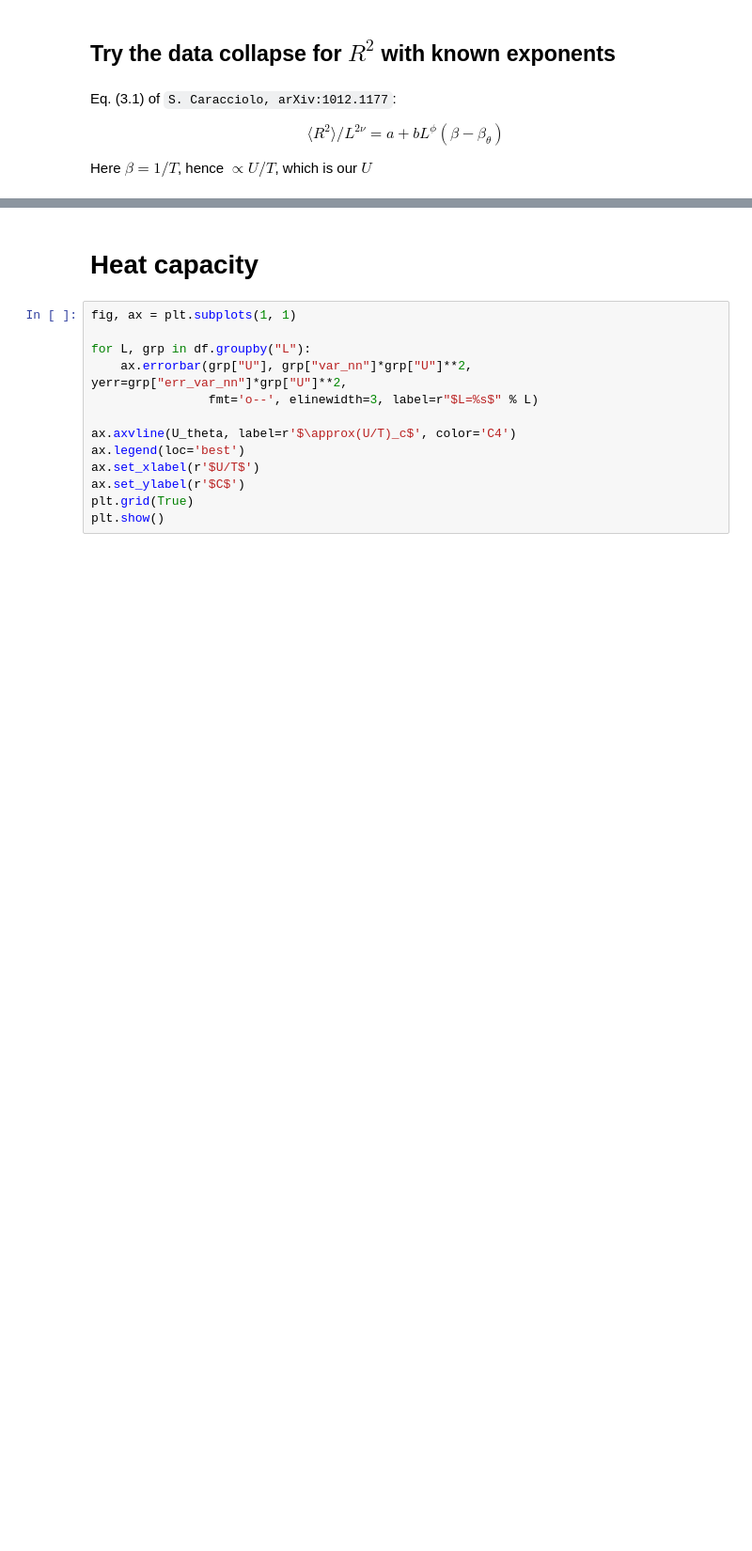
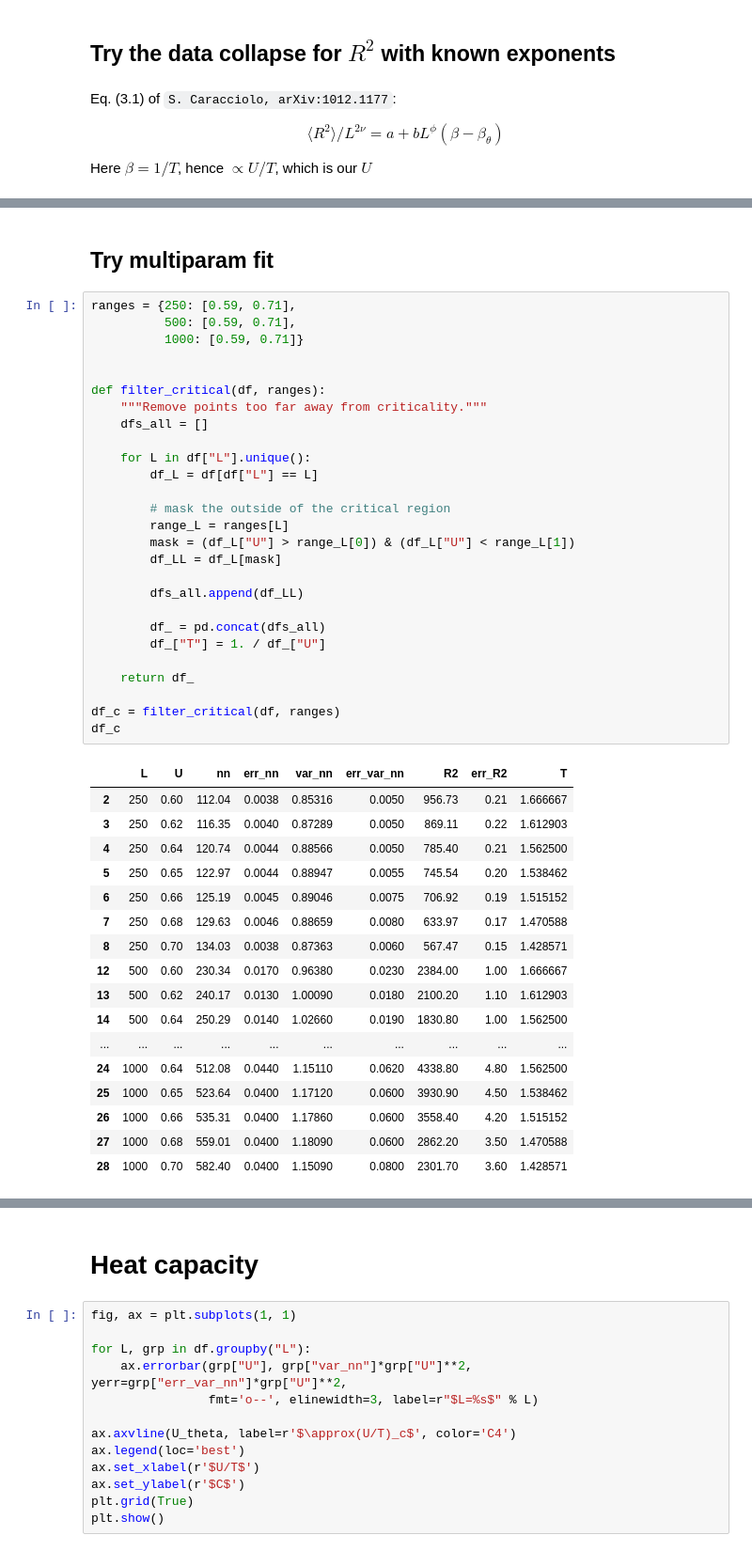
Before and after one commit to ev-br/saw, a Jupyter notebook: runs_conf_hcap/runs_hcap_conformations.ipynb, the cells around one changed output, grey strips where cells are left out. Shown at 94% size. Cells and saved outputs as stored; diff of their text form; blank space fills up the shorter version.

```diff
--- a/runs_conf_hcap/runs_hcap_conformations.ipynb
+++ b/runs_conf_hcap/runs_hcap_conformations.ipynb
@@ -81,3 +81,50 @@ plt.show()
 # %% [output]
 [interactive output not drawn]
 [interactive output not drawn]
+# %% [markdown]
+## Try multiparam fit
+# %%
+ranges = {250: [0.59, 0.71],
+          500: [0.59, 0.71],
+          1000: [0.59, 0.71]}
+
+
+def filter_critical(df, ranges):
+    """Remove points too far away from criticality."""
+    dfs_all = []
+
+    for L in df["L"].unique():
+        df_L = df[df["L"] == L]
+
+        # mask the outside of the critical region
+        range_L = ranges[L]
+        mask = (df_L["U"] > range_L[0]) & (df_L["U"] < range_L[1])
+        df_LL = df_L[mask]
+
+        dfs_all.append(df_LL)
+
+        df_ = pd.concat(dfs_all)
+        df_["T"] = 1. / df_["U"]
+
+    return df_
+
+df_c = filter_critical(df, ranges)
+df_c
+# %% [output]
+|  | L | U | nn | err_nn | var_nn | err_var_nn | R2 | err_R2 | T |
+| 2 | 250 | 0.60 | 112.04 | 0.0038 | 0.85316 | 0.0050 | 956.73 | 0.21 | 1.666667 |
+| 3 | 250 | 0.62 | 116.35 | 0.0040 | 0.87289 | 0.0050 | 869.11 | 0.22 | 1.612903 |
+| 4 | 250 | 0.64 | 120.74 | 0.0044 | 0.88566 | 0.0050 | 785.40 | 0.21 | 1.562500 |
+| 5 | 250 | 0.65 | 122.97 | 0.0044 | 0.88947 | 0.0055 | 745.54 | 0.20 | 1.538462 |
+| 6 | 250 | 0.66 | 125.19 | 0.0045 | 0.89046 | 0.0075 | 706.92 | 0.19 | 1.515152 |
+| 7 | 250 | 0.68 | 129.63 | 0.0046 | 0.88659 | 0.0080 | 633.97 | 0.17 | 1.470588 |
+| 8 | 250 | 0.70 | 134.03 | 0.0038 | 0.87363 | 0.0060 | 567.47 | 0.15 | 1.428571 |
+| 12 | 500 | 0.60 | 230.34 | 0.0170 | 0.96380 | 0.0230 | 2384.00 | 1.00 | 1.666667 |
+| 13 | 500 | 0.62 | 240.17 | 0.0130 | 1.00090 | 0.0180 | 2100.20 | 1.10 | 1.612903 |
+| 14 | 500 | 0.64 | 250.29 | 0.0140 | 1.02660 | 0.0190 | 1830.80 | 1.00 | 1.562500 |
+| ... | ... | ... | ... | ... | ... | ... | ... | ... | ... |
+| 24 | 1000 | 0.64 | 512.08 | 0.0440 | 1.15110 | 0.0620 | 4338.80 | 4.80 | 1.562500 |
+| 25 | 1000 | 0.65 | 523.64 | 0.0400 | 1.17120 | 0.0600 | 3930.90 | 4.50 | 1.538462 |
+| 26 | 1000 | 0.66 | 535.31 | 0.0400 | 1.17860 | 0.0600 | 3558.40 | 4.20 | 1.515152 |
+| 27 | 1000 | 0.68 | 559.01 | 0.0400 | 1.18090 | 0.0600 | 2862.20 | 3.50 | 1.470588 |
+| 28 | 1000 | 0.70 | 582.40 | 0.0400 | 1.15090 | 0.0800 | 2301.70 | 3.60 | 1.428571 |
```
Also changed, not shown: parts of 5 cells of this notebook.
